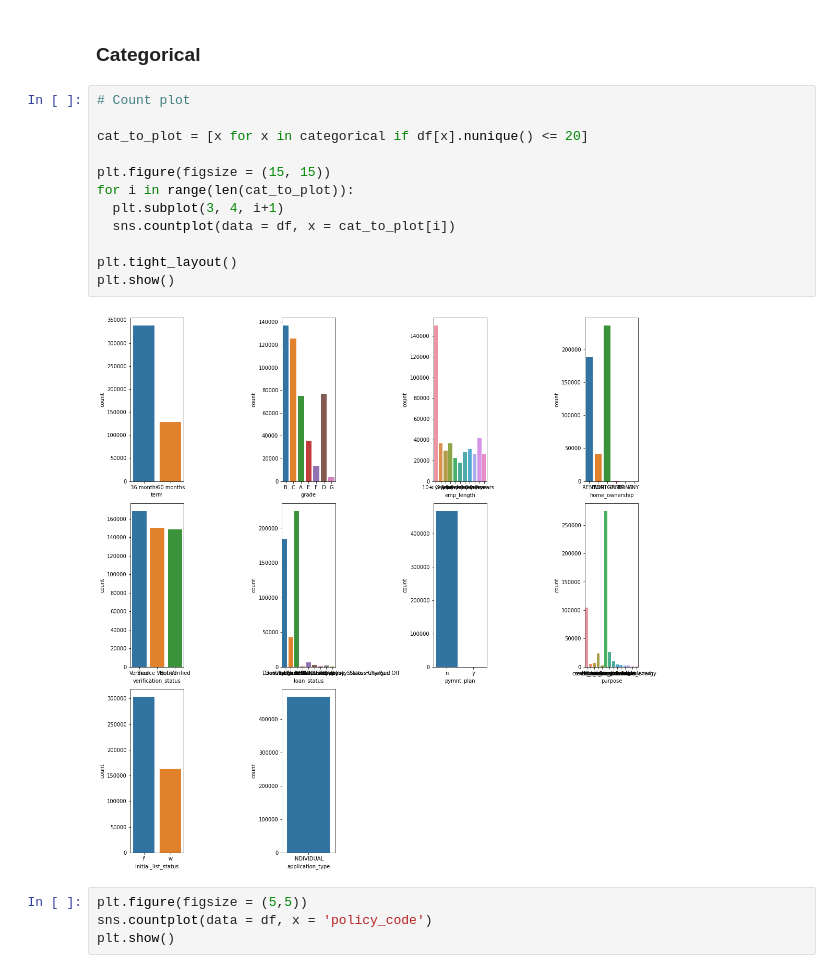
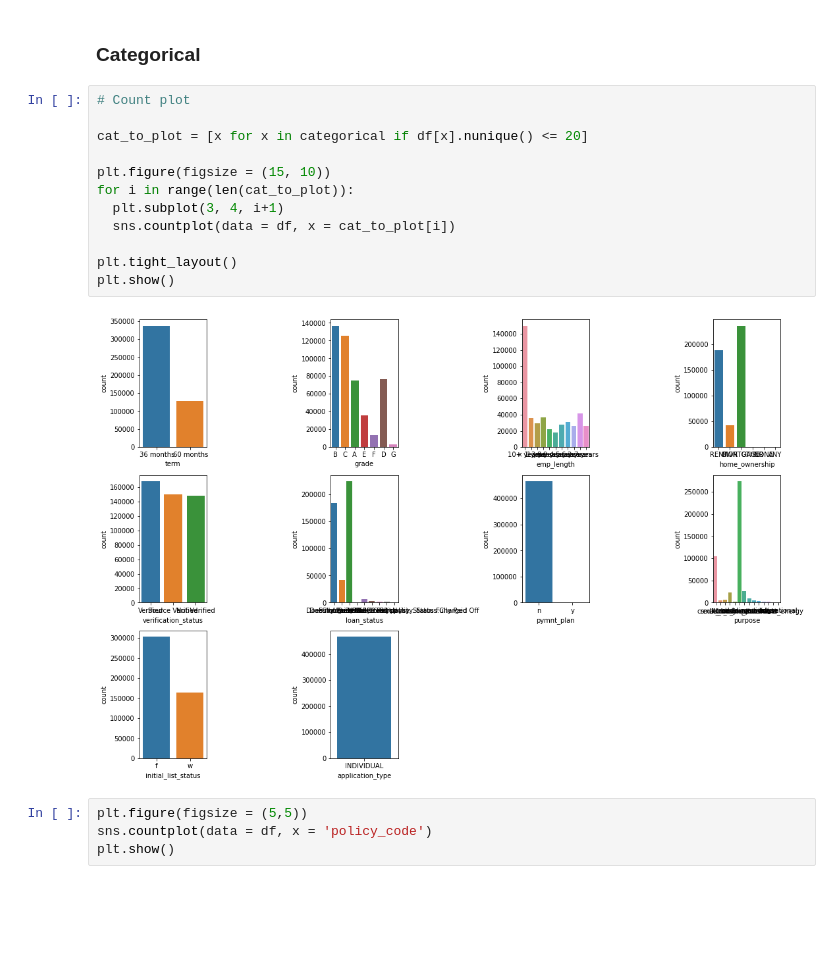
Before and after one commit to aryasa22/credit-risk-prediction, a Jupyter notebook: credit_risk_prediction.ipynb, the cells around one changed output. Cells and saved outputs as stored; diff of their text form; blank space fills up the shorter version.

```diff
--- a/credit_risk_prediction.ipynb
+++ b/credit_risk_prediction.ipynb
@@ -185,17 +186,17 @@ Many numerical fields contain outliers or not normally distributed. consider to
 # %%
 # Count plot
 
 cat_to_plot = [x for x in categorical if df[x].nunique() <= 20]
 
-plt.figure(figsize = (15, 15))
+plt.figure(figsize = (15, 10))
 for i in range(len(cat_to_plot)):
   plt.subplot(3, 4, i+1)
   sns.countplot(data = df, x = cat_to_plot[i])
 
 plt.tight_layout()
 plt.show()
 # %% [output]
-[figure, old version]
+[figure, new version]
 # %%
 plt.figure(figsize = (5,5))
 sns.countplot(data = df, x = 'policy_code')
```
Also changed, not shown: parts of 50 cells of this notebook, 3 other files.
